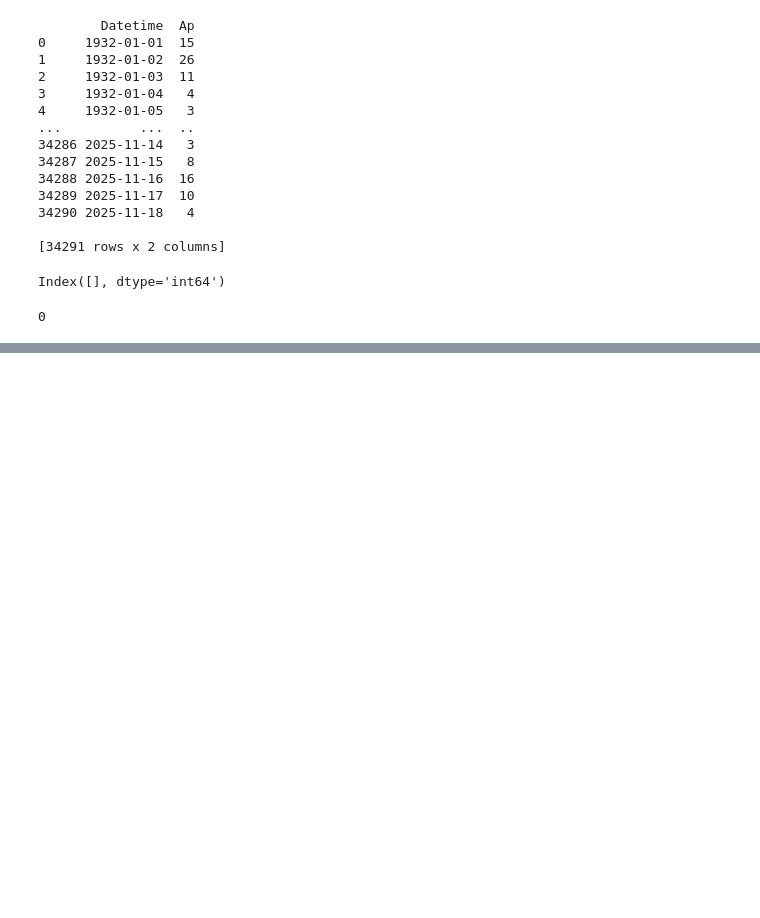
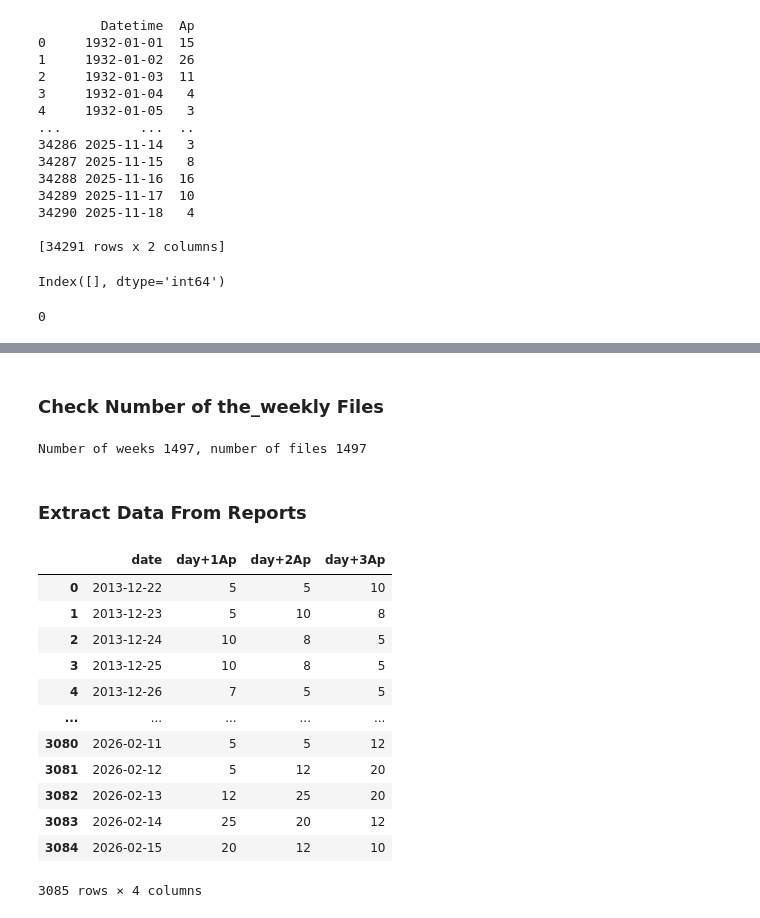
Before and after one commit to HenryJordan500/KpAp-forecast-verification, a Jupyter notebook: data_testing.ipynb, the cells around one changed output, grey strips where cells are left out. Saved outputs shown, nothing was run; the diff lists cells and outputs as text; code cells hidden in the pictures; blank space fills up the shorter version.

```diff
--- a/data_testing.ipynb
+++ b/data_testing.ipynb
@@ -52,0 +370,13 @@ print(min(Ap_df['Ap']))
+# %% [markdown]
+### Check Number of the_weekly Files
+# %%
+dt_list_weekly = [dt.date(1997, 6, 2), dt.date(2026, 2, 9)]
+full_date_range = generate_date_range(dt_list_files=dt_list_weekly, report_name='the_weekly')
+num_weeks = len(full_date_range)
+num_files = count_files(directory='raw_data/the_weekly')
+
+print(f'Number of weeks {num_weeks}, number of files {num_files}')
+# %% [output]
+Number of weeks 1497, number of files 1497
+# %% [markdown]
+### Extract Data From Reports
@@ -52,0 +458,16 @@ print(min(Ap_df['Ap']))
+# %%
+get_daypre_lines()
+# %% [output]
+|  | date | day+1Ap | day+2Ap | day+3Ap |
+| 0 | 2013-12-22 | 5 | 5 | 10 |
+| 1 | 2013-12-23 | 5 | 10 | 8 |
+| 2 | 2013-12-24 | 10 | 8 | 5 |
+| 3 | 2013-12-25 | 10 | 8 | 5 |
+| 4 | 2013-12-26 | 7 | 5 | 5 |
+| ... | ... | ... | ... | ... |
+| 3080 | 2026-02-11 | 5 | 5 | 12 |
+| 3081 | 2026-02-12 | 5 | 12 | 20 |
+| 3082 | 2026-02-13 | 12 | 25 | 20 |
+| 3083 | 2026-02-14 | 25 | 20 | 12 |
+| 3084 | 2026-02-15 | 20 | 12 | 10 |
+3085 rows × 4 columns
```
Also changed, not shown: parts of 8 cells of this notebook, 8 other files.
